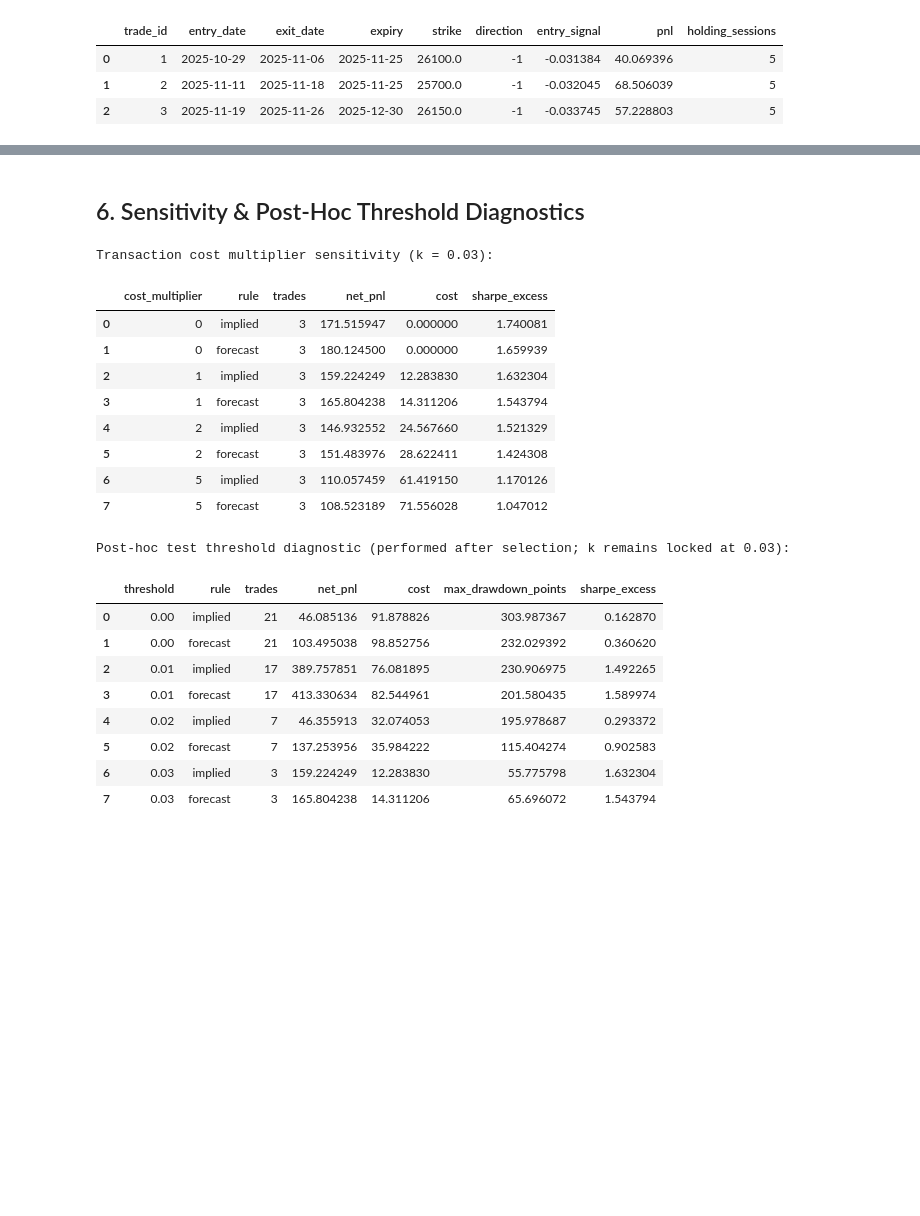
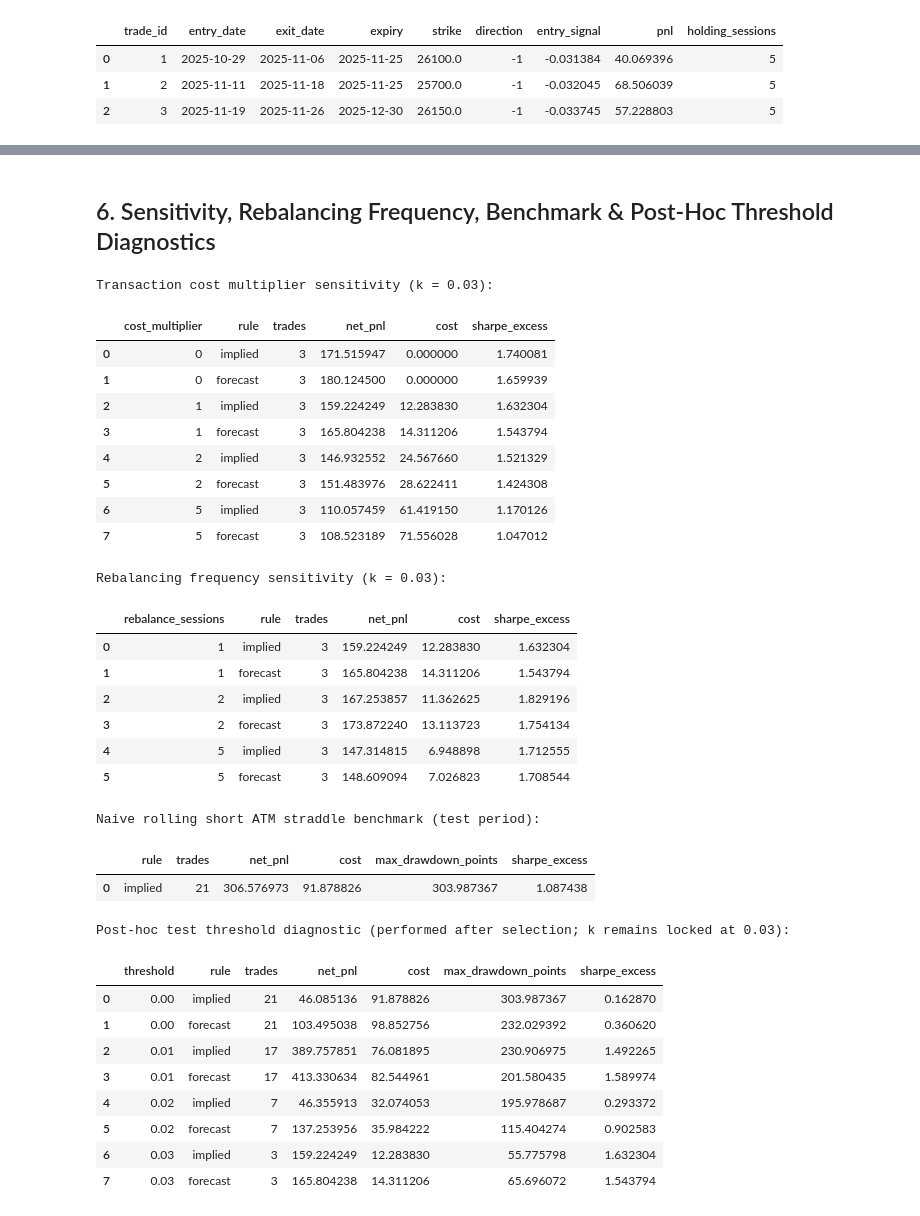
Before and after one commit to AshChan07/StochasticProject, a Jupyter notebook: Stochastic_Calculus_Project.ipynb, the cells around one changed output, grey strips where cells are left out. Saved outputs shown, nothing was run; the diff lists cells and outputs as text; code cells hidden in the pictures; blank space fills up the shorter version.

Commit message:
fix(notebook): render all figures inline in Colab/Jupyter and include full project coverage

```diff
--- a/Stochastic_Calculus_Project.ipynb
+++ b/Stochastic_Calculus_Project.ipynb
@@ -12,6 +12,7 @@ import os
 import subprocess
 import sys
 from pathlib import Path
+from IPython.display import Image, display
 
 ROOT = Path.cwd()
 if not (ROOT / "src").exists():
@@ -35,9 +36,16 @@ import numpy as np
 import pandas as pd
 import matplotlib.pyplot as plt
 
-from src import pricing, simulation, backtest
+from src import pricing, simulation, backtest, robustness
 
-pd.set_option("display.max_columns", 20)
-pd.set_option("display.width", 140)
+# src.simulation and src.backtest set matplotlib backend to 'Agg' for headless CLI runs;
+# restore the Jupyter/Colab inline backend so plt.show() renders figures inline.
+try:
+    plt.switch_backend("module://matplotlib_inline.backend_inline")
+except Exception:
+    pass
+
+pd.set_option("display.max_columns", 25)
+pd.set_option("display.width", 160)
 print(f"Project root: {ROOT}")
 # %% [output]
@@ -212,39 +266,62 @@ plt.show()
 # %% [markdown]
-## 6. Sensitivity & Post-Hoc Threshold Diagnostics
+## 6. Sensitivity, Rebalancing Frequency, Benchmark & Post-Hoc Threshold Diagnostics
 # %%
 cost_sens = []
 for cm in [0, 1, 2, 5]:
     for rule in ["implied", "forecast"]:
         _, _, met, _ = backtest.run(market, "2025-07-01", "2025-12-31", threshold=selected_k, rule=rule, cost_mult=cm)
         cost_sens.append(met)
 print("Transaction cost multiplier sensitivity (k = 0.03):")
 display(pd.DataFrame(cost_sens)[["cost_multiplier", "rule", "trades", "net_pnl", "cost", "sharpe_excess"]])
 
+rebal_sens = []
+for freq in [1, 2, 5]:
+    for rule in ["implied", "forecast"]:
+        _, _, met, _ = backtest.run(market, "2025-07-01", "2025-12-31", threshold=selected_k, rule=rule, rebalance=freq)
+        rebal_sens.append(met)
+print("Rebalancing frequency sensitivity (k = 0.03):")
+display(pd.DataFrame(rebal_sens)[["rebalance_sessions", "rule", "trades", "net_pnl", "cost", "sharpe_excess"]])
+
+_, _, bench_met, _ = backtest.run_benchmark(market, "2025-07-01", "2025-12-31")
+print("Naive rolling short ATM straddle benchmark (test period):")
+display(pd.DataFrame([bench_met])[["rule", "trades", "net_pnl", "cost", "max_drawdown_points", "sharpe_excess"]])
+
 thresh_sens = []
 for kk in [0.00, 0.01, 0.02, 0.03]:
     for rule in ["implied", "forecast"]:
         _, _, met, _ = backtest.run(market, "2025-07-01", "2025-12-31", threshold=kk, rule=rule)
         thresh_sens.append(met)
 print("Post-hoc test threshold diagnostic (performed after selection; k remains locked at 0.03):")
 display(pd.DataFrame(thresh_sens)[["threshold", "rule", "trades", "net_pnl", "cost", "max_drawdown_points", "sharpe_excess"]])
 # %% [output]
 Transaction cost multiplier sensitivity (k = 0.03):
 |  | cost_multiplier | rule | trades | net_pnl | cost | sharpe_excess |
 | 0 | 0 | implied | 3 | 171.515947 | 0.000000 | 1.740081 |
 | 1 | 0 | forecast | 3 | 180.124500 | 0.000000 | 1.659939 |
 | 2 | 1 | implied | 3 | 159.224249 | 12.283830 | 1.632304 |
 | 3 | 1 | forecast | 3 | 165.804238 | 14.311206 | 1.543794 |
 | 4 | 2 | implied | 3 | 146.932552 | 24.567660 | 1.521329 |
 | 5 | 2 | forecast | 3 | 151.483976 | 28.622411 | 1.424308 |
 | 6 | 5 | implied | 3 | 110.057459 | 61.419150 | 1.170126 |
 | 7 | 5 | forecast | 3 | 108.523189 | 71.556028 | 1.047012 |
-Post-hoc test threshold diagnostic (performed after selection; k remains locked at 0.03):
+Rebalancing frequency sensitivity (k = 0.03):
-|  | threshold | rule | trades | net_pnl | cost | max_drawdown_points | sharpe_excess |
-| 0 | 0.00 | implied | 21 | 46.085136 | 91.878826 | 303.987367 | 0.162870 |
-| 1 | 0.00 | forecast | 21 | 103.495038 | 98.852756 | 232.029392 | 0.360620 |
-| 2 | 0.01 | implied | 17 | 389.757851 | 76.081895 | 230.906975 | 1.492265 |
-| 3 | 0.01 | forecast | 17 | 413.330634 | 82.544961 | 201.580435 | 1.589974 |
-| 4 | 0.02 | implied | 7 | 46.355913 | 32.074053 | 195.978687 | 0.293372 |
-| 5 | 0.02 | forecast | 7 | 137.253956 | 35.984222 | 115.404274 | 0.902583 |
-| 6 | 0.03 | implied | 3 | 159.224249 | 12.283830 | 55.775798 | 1.632304 |
-| 7 | 0.03 | forecast | 3 | 165.804238 | 14.311206 | 65.696072 | 1.543794 |
+|  | rebalance_sessions | rule | trades | net_pnl | cost | sharpe_excess |
+| 0 | 1 | implied | 3 | 159.224249 | 12.283830 | 1.632304 |
+| 1 | 1 | forecast | 3 | 165.804238 | 14.311206 | 1.543794 |
+| 2 | 2 | implied | 3 | 167.253857 | 11.362625 | 1.829196 |
+| 3 | 2 | forecast | 3 | 173.872240 | 13.113723 | 1.754134 |
+| 4 | 5 | implied | 3 | 147.314815 | 6.948898 | 1.712555 |
+| 5 | 5 | forecast | 3 | 148.609094 | 7.026823 | 1.708544 |
+Naive rolling short ATM straddle benchmark (test period):
+|  | rule | trades | net_pnl | cost | max_drawdown_points | sharpe_excess |
+| 0 | implied | 21 | 306.576973 | 91.878826 | 303.987367 | 1.087438 |
+Post-hoc test threshold diagnostic (performed after selection; k remains locked at 0.03):
+|  | threshold | rule | trades | net_pnl | cost | max_drawdown_points | sharpe_excess |
+| 0 | 0.00 | implied | 21 | 46.085136 | 91.878826 | 303.987367 | 0.162870 |
+| 1 | 0.00 | forecast | 21 | 103.495038 | 98.852756 | 232.029392 | 0.360620 |
+| 2 | 0.01 | implied | 17 | 389.757851 | 76.081895 | 230.906975 | 1.492265 |
+| 3 | 0.01 | forecast | 17 | 413.330634 | 82.544961 | 201.580435 | 1.589974 |
+| 4 | 0.02 | implied | 7 | 46.355913 | 32.074053 | 195.978687 | 0.293372 |
+| 5 | 0.02 | forecast | 7 | 137.253956 | 35.984222 | 115.404274 | 0.902583 |
+| 6 | 0.03 | implied | 3 | 159.224249 | 12.283830 | 55.775798 | 1.632304 |
+| 7 | 0.03 | forecast | 3 | 165.804238 | 14.311206 | 65.696072 | 1.543794 |
```
Also changed, not shown: parts of 14 cells of this notebook.
